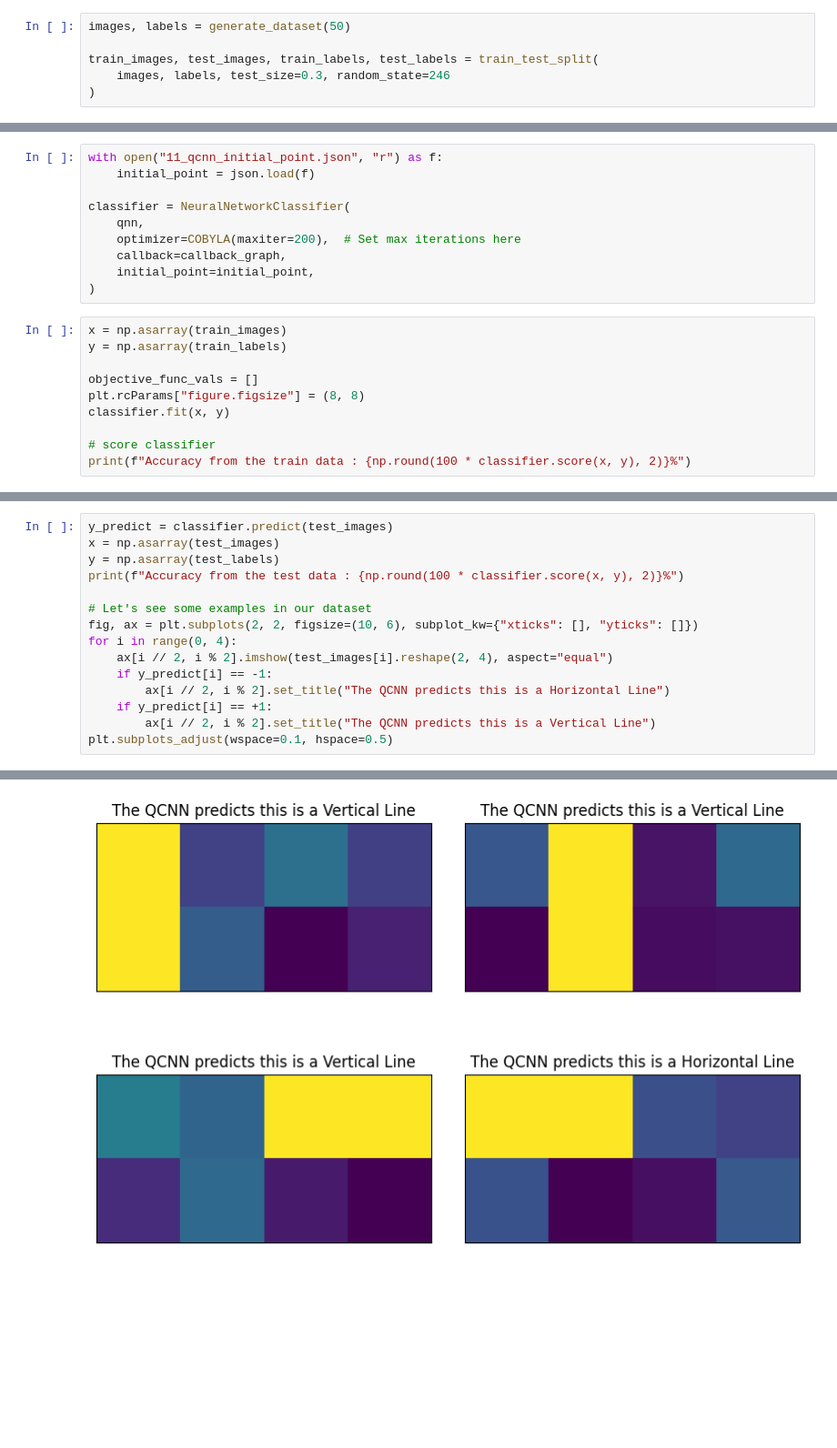
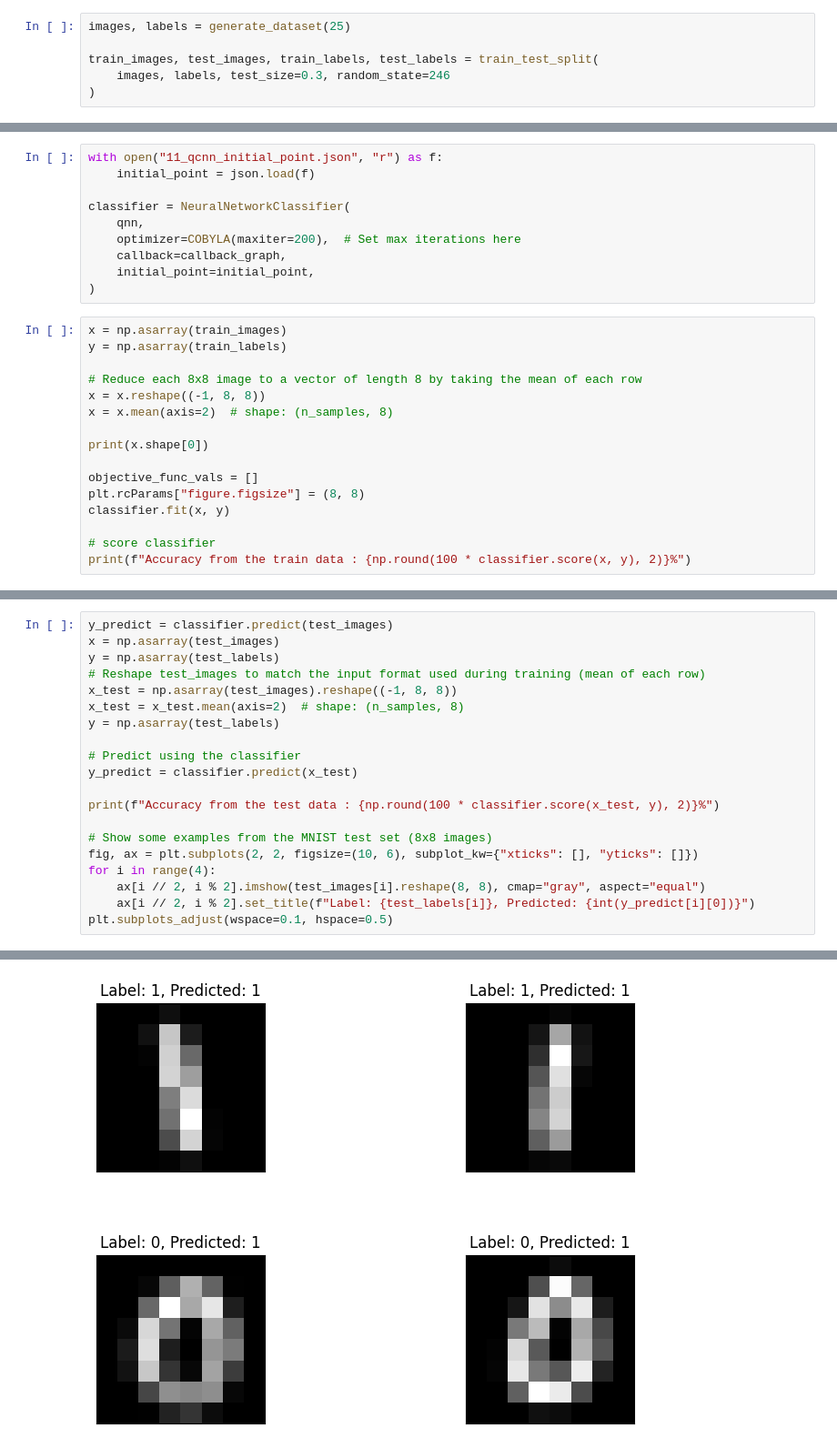
Before and after one commit to coteacarla/Hackathon_QC, a Jupyter notebook: Quantum_Convolution_Neural_Network.ipynb, the cells around one changed output, grey strips where cells are left out. Shown at 91% size. Cells and saved outputs as stored; diff of their text form; blank space fills up the shorter version.

Commit message:
bad version of QCNN, bad accuracy

```diff
--- a/Quantum_Convolution_Neural_Network.ipynb
+++ b/Quantum_Convolution_Neural_Network.ipynb
@@ -132,7 +132,7 @@ def generate_dataset(num_images):
         labels.append(int(mnist.targets[i].item()))
     return images, labels
 # %%
-images, labels = generate_dataset(50)
+images, labels = generate_dataset(25)
 
 train_images, test_images, train_labels, test_labels = train_test_split(
     images, labels, test_size=0.3, random_state=246
@@ -216,6 +216,12 @@ classifier = NeuralNetworkClassifier(
 # %%
 x = np.asarray(train_images)
 y = np.asarray(train_labels)
+
+# Reduce each 8x8 image to a vector of length 8 by taking the mean of each row
+x = x.reshape((-1, 8, 8))
+x = x.mean(axis=2)  # shape: (n_samples, 8)
+
+print(x.shape[0])
 
 objective_func_vals = []
 plt.rcParams["figure.figsize"] = (8, 8)
@@ -229,15 +236,20 @@ ValueError: cannot reshape array of size 70 into shape (70,8,1)
 y_predict = classifier.predict(test_images)
 x = np.asarray(test_images)
 y = np.asarray(test_labels)
-print(f"Accuracy from the test data : {np.round(100 * classifier.score(x, y), 2)}%")
+# Reshape test_images to match the input format used during training (mean of each row)
+x_test = np.asarray(test_images).reshape((-1, 8, 8))
+x_test = x_test.mean(axis=2)  # shape: (n_samples, 8)
+y = np.asarray(test_labels)
 
-# Let's see some examples in our dataset
+# Predict using the classifier
+y_predict = classifier.predict(x_test)
+
+print(f"Accuracy from the test data : {np.round(100 * classifier.score(x_test, y), 2)}%")
+
+# Show some examples from the MNIST test set (8x8 images)
 fig, ax = plt.subplots(2, 2, figsize=(10, 6), subplot_kw={"xticks": [], "yticks": []})
-for i in range(0, 4):
-    ax[i // 2, i % 2].imshow(test_images[i].reshape(2, 4), aspect="equal")
-    if y_predict[i] == -1:
-        ax[i // 2, i % 2].set_title("The QCNN predicts this is a Horizontal Line")
-    if y_predict[i] == +1:
-        ax[i // 2, i % 2].set_title("The QCNN predicts this is a Vertical Line")
+for i in range(4):
+    ax[i // 2, i % 2].imshow(test_images[i].reshape(8, 8), cmap="gray", aspect="equal")
+    ax[i // 2, i % 2].set_title(f"Label: {test_labels[i]}, Predicted: {int(y_predict[i][0])}")
 plt.subplots_adjust(wspace=0.1, hspace=0.5)
 # %% [output]
@@ -245 +257 @@ Accuracy from the test data : 86.67%
-[figure, old version]
+[figure, new version]
```
Also changed, not shown: parts of 4 cells of this notebook.
